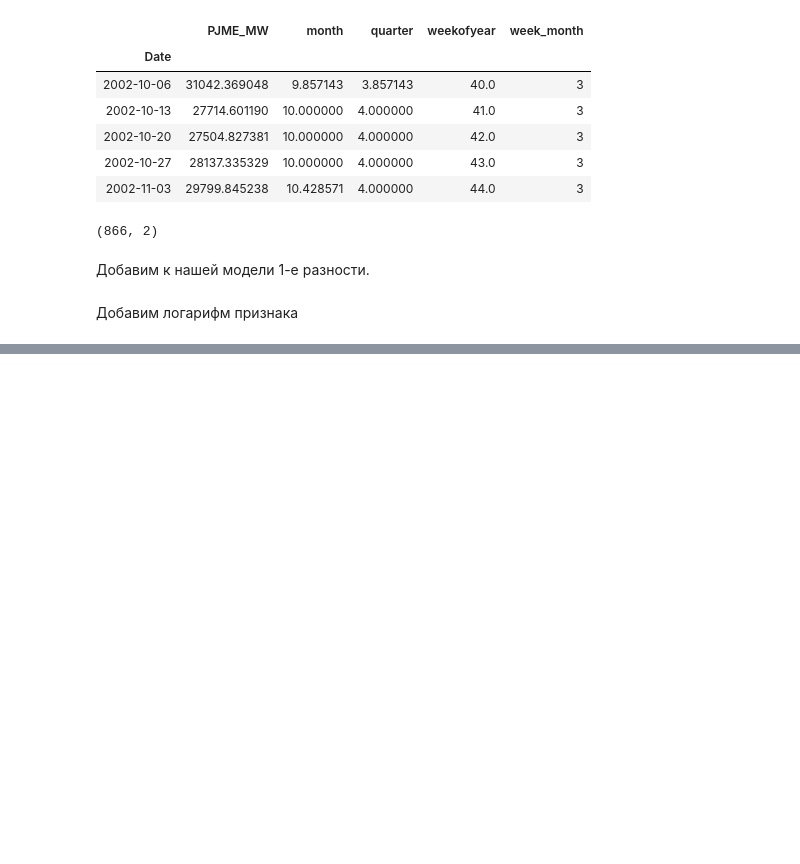
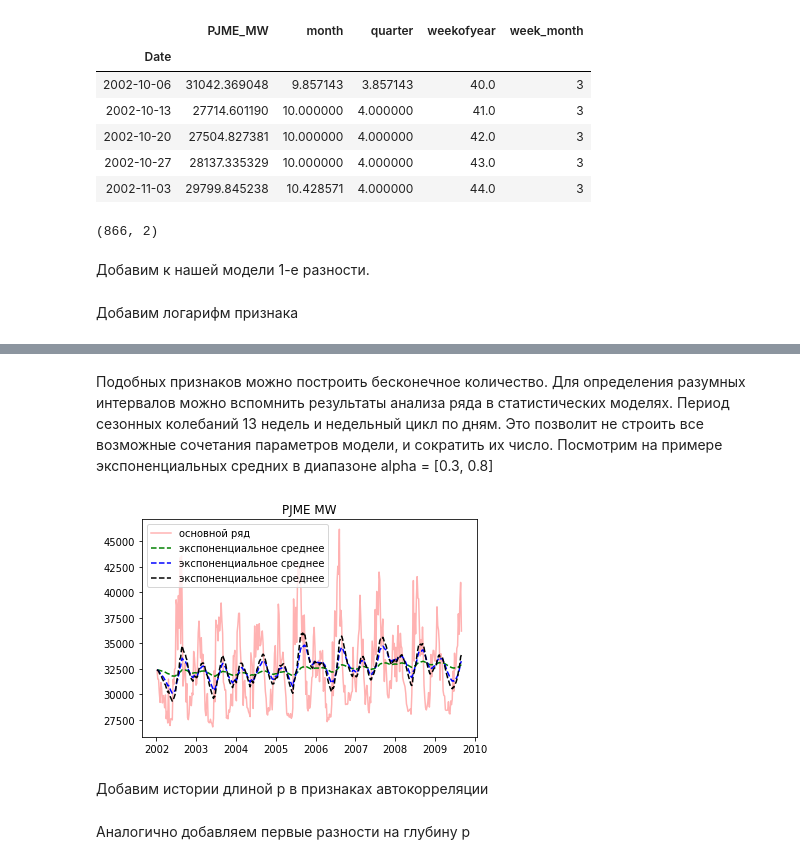
Before and after one commit to lyutov89/ML_in_production, a Jupyter notebook: lesson_4/lesson_4_Time_rows.ipynb, the cells around one changed output, grey strips where cells are left out. Drawn from its saved outputs; the diff is of its cells as text; code cells hidden in the pictures; blank space fills up the shorter version.

```diff
--- a/lesson_4/lesson_4_Time_rows.ipynb
+++ b/lesson_4/lesson_4_Time_rows.ipynb
@@ -157,0 +204,20 @@ data_w['diff1_l'].values[1:] = first_diff_l
+# %% [markdown]
+Подобных признаков можно построить бесконечное количество. Для определения разумных интервалов можно вспомнить результаты анализа ряда в статистических моделях. Период сезонных колебаний 13 недель и недельный цикл по дням. Это позволит не строить все возможные сочетания параметров модели, и сократить их число. Посмотрим на примере экспоненциальных средних в диапазоне alpha = [0.3, 0.8]
+# %%
+data_w['exp_0_01'] = exponential_smoothing(data_w['PJME_MW'], 0.01)
+data_w['exp_0_03'] = exponential_smoothing(data_w['PJME_MW'], 0.03)
+data_w['exp_0_04'] = exponential_smoothing(data_w['PJME_MW'], 0.04)
+data_w['exp_0_06'] = exponential_smoothing(data_w['PJME_MW'], 0.06)
+data_w['exp_0_07'] = exponential_smoothing(data_w['PJME_MW'], 0.07)
+data_w['exp_0_08'] = exponential_smoothing(data_w['PJME_MW'], 0.08)
+
+N1=400
+plt.plot(data_w.index[:N1],data_w['PJME_MW'][:N1],'r',label ='основной ряд',alpha=0.3)
+plt.plot(data_w.index[:N1],data_w['exp_0_01'][:N1],'--g',label ='экспоненциальное среднее')
+plt.plot(data_w.index[:N1],data_w['exp_0_05'][:N1],'--b',label ='экспоненциальное среднее')
+plt.plot(data_w.index[:N1],data_w['exp_0_08'][:N1],'--k',label ='экспоненциальное среднее')
+plt.legend()
+plt.title('PJME MW')
+plt.show()
+# %% [output]
+[figure, added]
@@ -157,0 +226,2 @@ data_w['diff1_l'].values[1:] = first_diff_l
+# %% [markdown]
+Добавим истории длиной p в признаках автокорреляции
@@ -157,0 +233,2 @@ data_w['diff1_l'].values[1:] = first_diff_l
+# %% [markdown]
+Аналогично добавляем первые разности на глубину p
```
Also changed, not shown: parts of 73 cells of this notebook, 3 other files.
